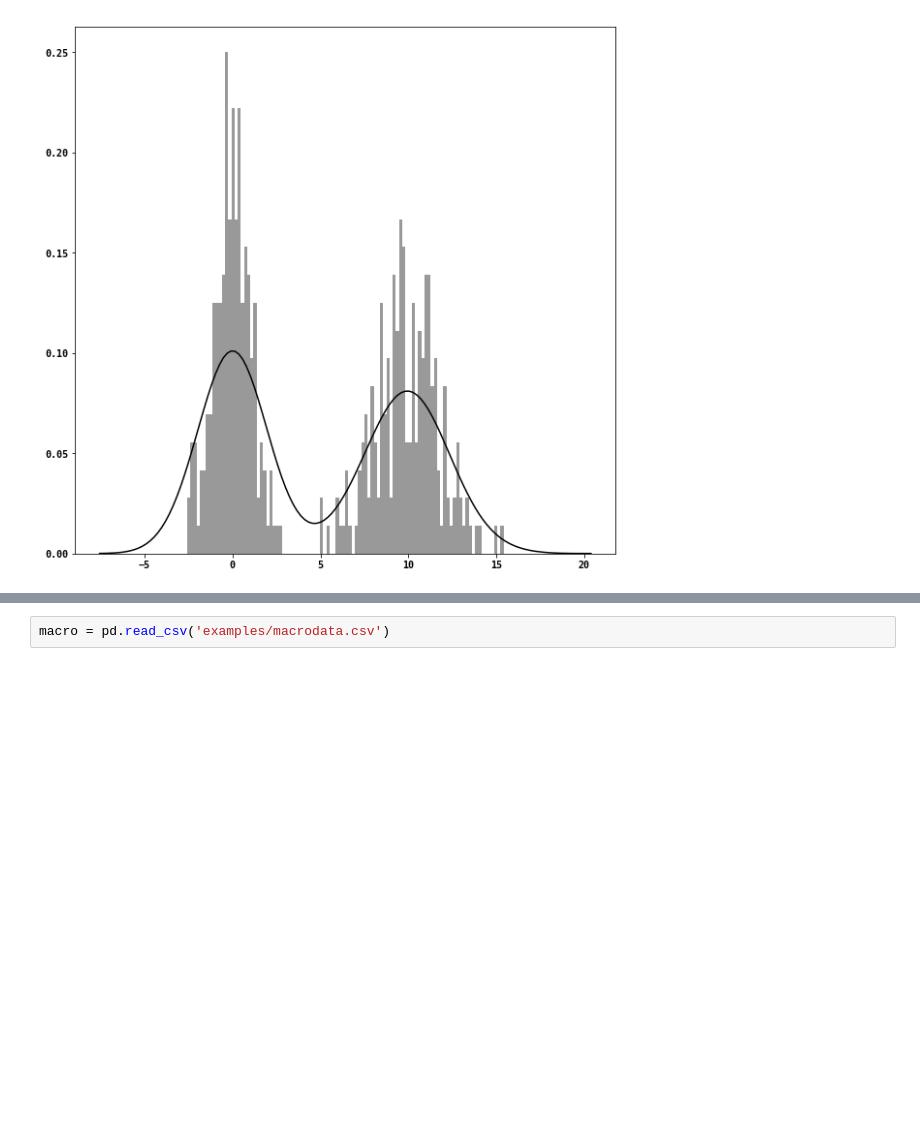
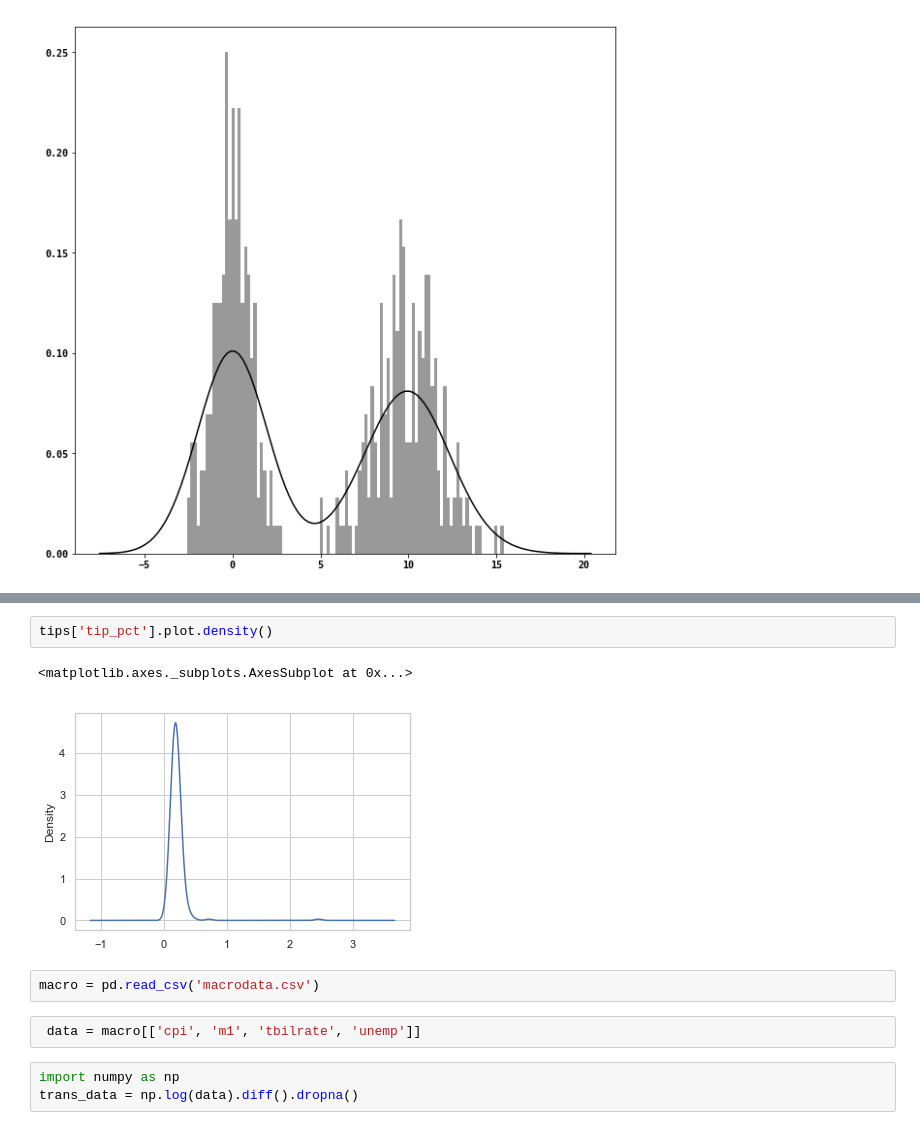
Before and after one commit to lwhorizon/task4, a Jupyter notebook: Untitled.ipynb, the cells around one changed output, grey strips where cells are left out. Saved outputs shown, nothing was run; the diff lists cells and outputs as text; blank space fills up the shorter version.

```diff
--- a/Untitled.ipynb
+++ b/Untitled.ipynb
@@ -244,2 +305,12 @@ sns.distplot(values, bins=100, color='k')
+# %%
+tips['tip_pct'].plot.density()
+# %% [output]
+<matplotlib.axes._subplots.AxesSubplot at 0x...>
+[figure, added]
 # %%
-macro = pd.read_csv('examples/macrodata.csv')
+macro = pd.read_csv('macrodata.csv')
+# %%
+ data = macro[['cpi', 'm1', 'tbilrate', 'unemp']]
+# %%
+import numpy as np
+trans_data = np.log(data).diff().dropna()
```
Also changed, not shown: parts of 19 cells of this notebook, 2 other files.
